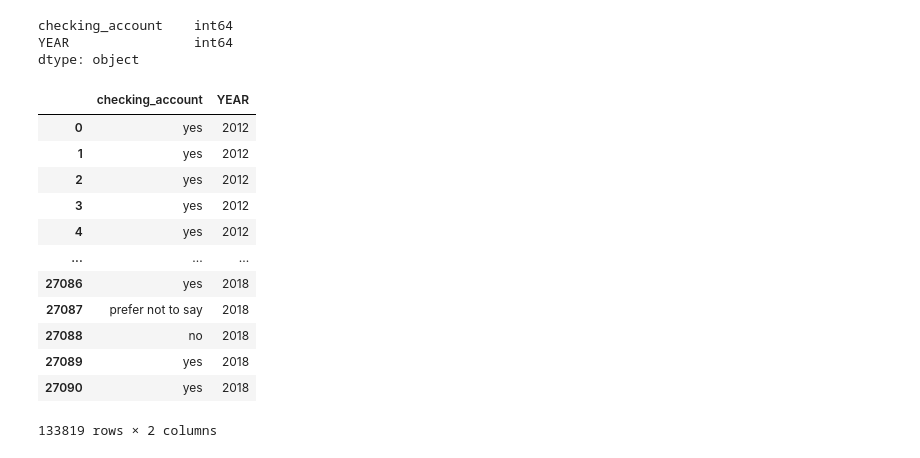
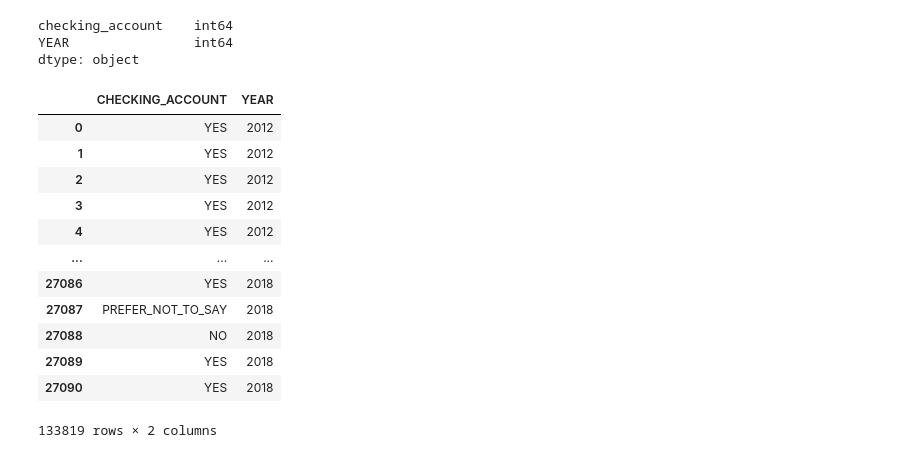
Before and after one commit to Neji128/An-Exploration-of-the-Unbanked-in-the-US, a Jupyter notebook: notebooks/NFCS_data_cleaning.ipynb, the cells around one changed output. Saved outputs shown, nothing was run; the diff lists cells and outputs as text; code cells hidden in the pictures.

```diff
--- a/notebooks/NFCS_data_cleaning.ipynb
+++ b/notebooks/NFCS_data_cleaning.ipynb
@@ -77,4 +77,4 @@ frames = [nfcs_2, nfcs_3, nfcs_4]
 
 nfcs_monster = pd.concat(frames)
 # %%
-nfcs_monsterr = nfcs_monster[["B1", "G25_1", "G25_2", "G25_4", "G25_5", "YEAR"]]
+nfcs_monsterr = nfcs_monster[["STATEQ", "B1", "G25_1", "G25_2", "G25_4", "G25_5", "YEAR"]]
@@ -220,12 +181,14 @@ nfcs_monsterr.columns
 # %% [output]
 Index(['B1', 'G25_1', 'G25_2', 'G25_4', 'G25_5', 'YEAR'], dtype='object')
 # %%
-nfcs_monsterr.rename(columns = {"B1" : "checking_account",
-                                "G25_1" : "auto_title_loan",
-                                "G25_2" : "payday_loan",
-                                "G25_3" : "tax_refund",
-                                "G25_4" : "pawn_shop",
-                                "G25_5" : "rent_to_own",},
+nfcs_monsterr.rename(columns = {
+                                "STATEQ": "STATE",
+                                "B1" : "CHECKING_ACCOUNT",
+                                "G25_1" : "AUTO_TITLE_LOAN",
+                                "G25_2" : "PAYDAY_LOAN",
+                                "G25_3" : "TAX_REFUND",
+                                "G25_4" : "PAWN_SHOP",
+                                "G25_5" : "RENT_TO_OWN",},
                      inplace = True)
 # %% [output]
 A value is trying to be set on a copy of a slice from a DataFrame
@@ -251,2 +214,2 @@ nfcs_monsterr
 # %%
-checking_account = nfcs_monsterr[["checking_account", "YEAR"]]
+checking_account = nfcs_monsterr[["CHECKING_ACCOUNT", "YEAR"]]
@@ -272,18 +220,18 @@ checking_account    int64
 YEAR                int64
 dtype: object
 # %%
-checking_account.replace({1 : 'yes', 2 : 'no', 98 : 'Dont Know', 99 : 'prefer not to say'})
+checking_account.replace({1 : 'YES', 2 : 'NO', 98 : 'DONT_KNOW', 99 : 'PREFER_NOT_TO_SAY'})
 # %% [output]
-|  | checking_account | YEAR |
-| 0 | yes | 2012 |
-| 1 | yes | 2012 |
-| 2 | yes | 2012 |
-| 3 | yes | 2012 |
-| 4 | yes | 2012 |
+|  | CHECKING_ACCOUNT | YEAR |
+| 0 | YES | 2012 |
+| 1 | YES | 2012 |
+| 2 | YES | 2012 |
+| 3 | YES | 2012 |
+| 4 | YES | 2012 |
 | ... | ... | ... |
-| 27086 | yes | 2018 |
-| 27087 | prefer not to say | 2018 |
-| 27088 | no | 2018 |
-| 27089 | yes | 2018 |
-| 27090 | yes | 2018 |
+| 27086 | YES | 2018 |
+| 27087 | PREFER_NOT_TO_SAY | 2018 |
+| 27088 | NO | 2018 |
+| 27089 | YES | 2018 |
+| 27090 | YES | 2018 |
 133819 rows × 2 columns
```
Also changed, not shown: parts of 22 cells of this notebook, 7 other files.
